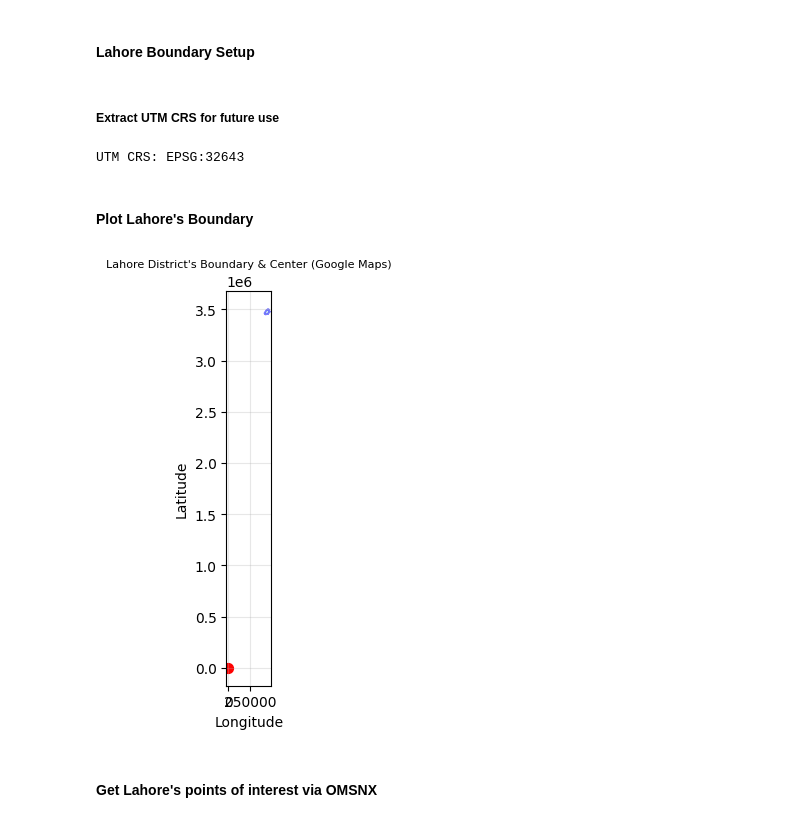
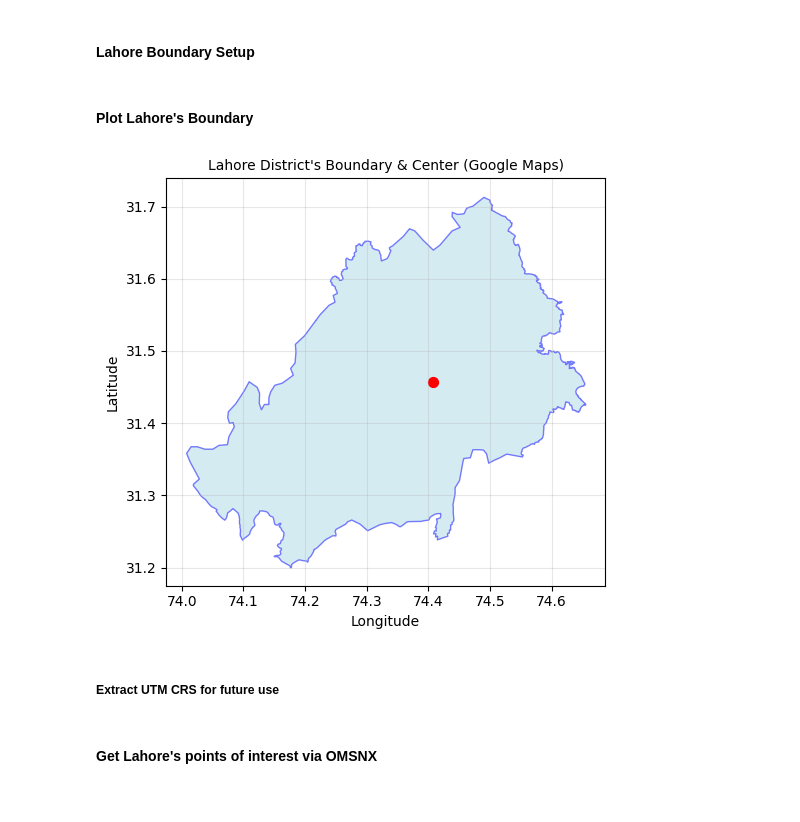
Before and after one commit to masroof-maindak/naqsha-e-safar, a Jupyter notebook: src/preprocessing.ipynb, the cells around one changed output. Saved outputs shown, nothing was run; the diff lists cells and outputs as text; code cells hidden in the pictures.

```diff
--- a/src/preprocessing.ipynb
+++ b/src/preprocessing.ipynb
@@ -120,6 +120,27 @@ lhr_cntr_gdf: GeoDataFrame = (
 lhr_cntr_gdf_utm = ox.projection.project_gdf(
     lhr_cntr_gdf
 )  # Ensure Lahore's gdf is in the UTM CRS
+# %% [markdown]
+#### Plot Lahore's Boundary
+# %%
+fig, ax = plt.subplots(figsize=(6, 5))
+
+lhr_boundary.plot(
+    ax=ax, color="lightblue", edgecolor="blue", alpha=0.5, label="Lahore District"
+)
+lhr_cntr_gdf.plot(ax=ax, color="red", markersize=50)
+
+ax.set_title(
+    "Lahore District's Boundary & Center (Google Maps)",
+    fontsize=10,
+)
+ax.set_xlabel("Longitude")
+ax.set_ylabel("Latitude")
+plt.grid(True, alpha=0.3)
+plt.tight_layout()
+plt.show()
+# %% [output]
+[figure, added]
 # %% [markdown]
 ##### Extract UTM CRS for future use
 # %%
@@ -129,30 +150,9 @@ print("UTM CRS:", utm_crs)
 if utm_crs is None:
     raise TypeError("`utm_crs` is none.")
 
-lhr_boundary = lhr_boundary.to_crs(utm_crs)  # Ensure boundary is in UTM CRS
+lhr_boundary = lhr_boundary.to_crs(
+    utm_crs
+)  # Ensure boundary is in UTM CRS; must do this after plotting
-# %% [output]
-UTM CRS: EPSG:32643
-# %% [markdown]
-#### Plot Lahore's Boundary
-# %%
-fig, ax = plt.subplots(figsize=(6, 5))
-
-lhr_boundary.plot(
-    ax=ax, color="lightblue", edgecolor="blue", alpha=0.5, label="Lahore District"
-)
-lhr_cntr_gdf.plot(ax=ax, color="red", markersize=50)
-
-ax.set_title(
-    "Lahore District's Boundary & Center (Google Maps)",
-    fontsize=8,
-)
-ax.set_xlabel("Longitude")
-ax.set_ylabel("Latitude")
-plt.grid(True, alpha=0.3)
-plt.tight_layout()
-plt.show()
-# %% [output]
-[figure, removed]
 # %% [markdown]
 #### Get Lahore's points of interest via OMSNX
 # %%
```
Also changed, not shown: parts of 12 cells of this notebook, 1 other file.
